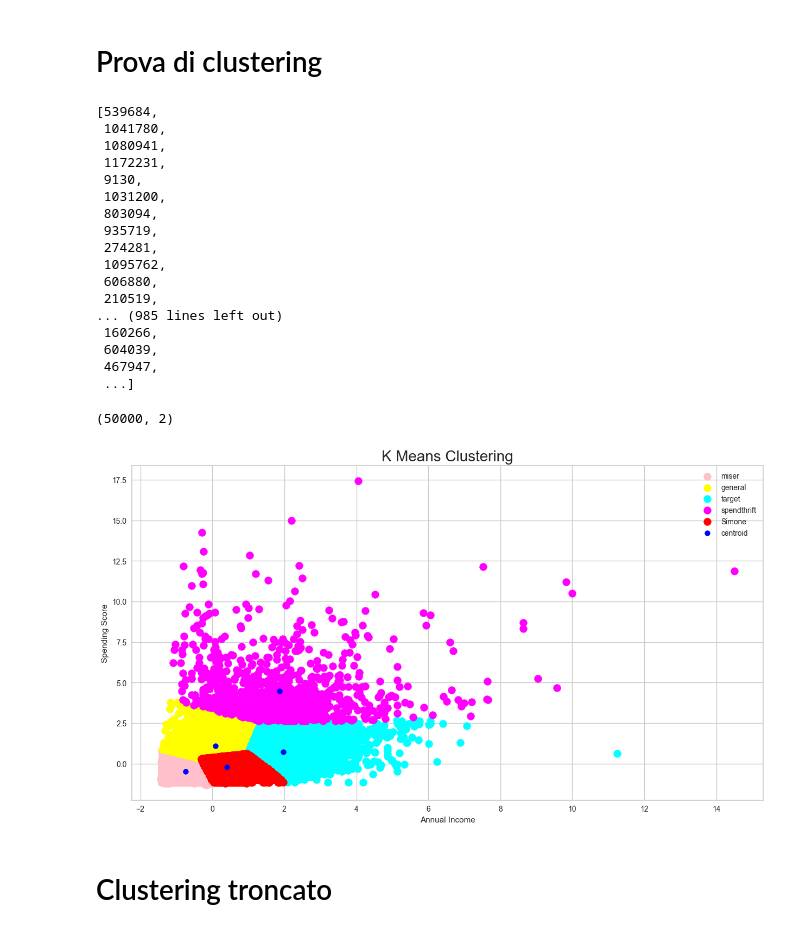
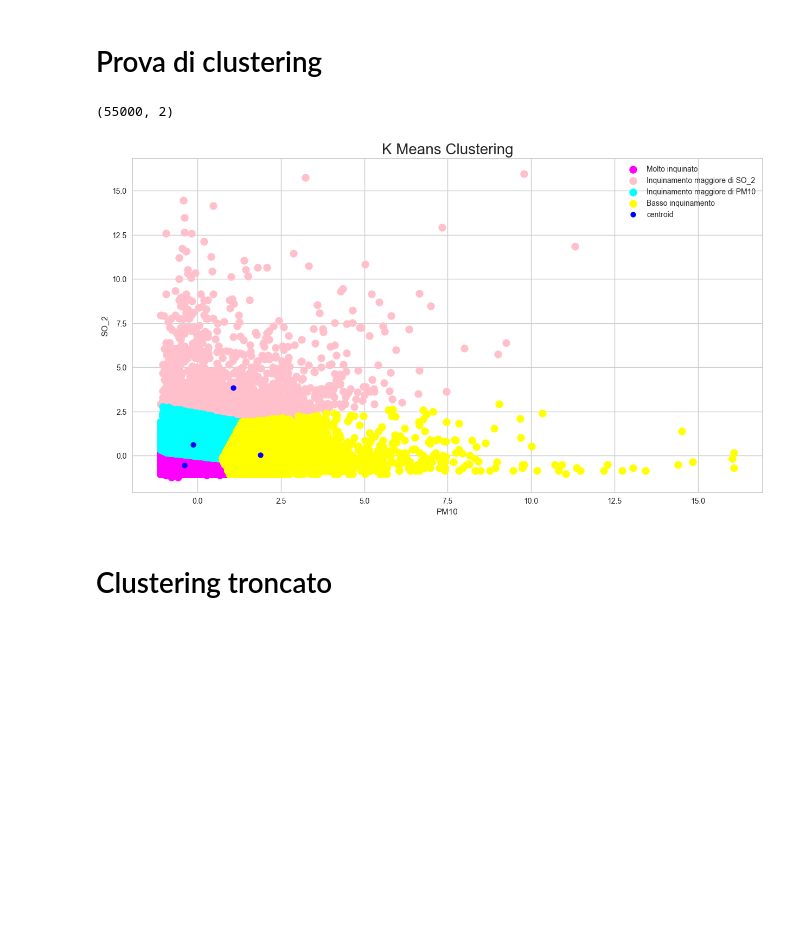
Before and after one commit to ChiaraAmalia/DataScience2Project, a Jupyter notebook: clusterJupy.ipynb, the cells around one changed output. Cells and saved outputs as stored; diff of their text form; code cells hidden in the pictures; blank space fills up the shorter version.

```diff
--- a/clusterJupy.ipynb
+++ b/clusterJupy.ipynb
@@ -79,8 +97,8 @@ for d in time:
     for y in stazioni:
         onlyOne=madrid[madrid["station"].astype(str).str.contains(str(y))]
         copy = onlyOne.copy()
-        newValue= stats.trim_mean(copy['NO_2'].dropna().values,0.05) # La faccio qui
-        onlyOne = onlyOne['NO_2'].fillna(newValue) # Questo mette la media al posto dei nulli
+        newValue= stats.trim_mean(copy['PM10'].dropna().values,0.05) # La faccio qui
+        onlyOne = onlyOne['PM10'].fillna(newValue) # Questo mette la media al posto dei nulli
 
         '''if(not math.isnan(newValue)):
              full1 = pd.concat([full1,onlyOne])'''
@@ -97,7 +115,7 @@ for d in time:
     #full1 = pd.concat([full1,full1Year])
 
 
-df = full1.to_frame(name='NO_2')
+df = full1.to_frame(name='PM10')
 display(df.isna().sum())
 display(df.count())
 
@@ -222,66 +317,36 @@ plt.show()
 # %%
 #x = pd.DataFrame(data={'PM10':df['PM10'],'PM25':df2['PM25']}) #doppione
 import random
-list = random.sample(range(1,full2.count().max()),50000)
-display(list)
-clustering1 = full2.iloc[list,[0,1]].values
+#list = random.sample(range(1,full2.count().max()),50000)
+#display(list)
+clustering1 = full2.iloc[:,[0,1]].values # Senza random
 scaler = StandardScaler()
 scaler.fit(clustering1)
 StandardScaler()
 clustering1 = scaler.transform(clustering1)
 
 print(clustering1.shape)
 from sklearn.cluster import KMeans
 
-'''wcss = []
-for i in range(1, 11):
-    km = KMeans(n_clusters = i, init = 'k-means++', max_iter = 300, n_init = 10, random_state = 0)
-    km.fit(clustering1)
-    wcss.append(km.inertia_)'''
 
-#plt.figure(figsize=(20,8))
-#plt.plot(range(1, 11), wcss)
-#plt.title('The Elbow Method', fontsize = 20)
-#plt.xlabel('No. of Clusters')
-#plt.ylabel('wcss')
-#plt.show()
-
-km = KMeans(n_clusters = 5, init = 'k-means++', max_iter = 300, n_init = 10, random_state = 0)
+km = KMeans(n_clusters = 4, init = 'k-means++', max_iter = 300, n_init = 10, random_state = 0)
 y_means = km.fit_predict(clustering1)
 
 plt.figure(figsize=(15,8))
-plt.scatter(clustering1[y_means == 0, 0], clustering1[y_means == 0, 1], s = 100, c = 'pink', label = 'miser')
-plt.scatter(clustering1[y_means == 1, 0], clustering1[y_means == 1, 1], s = 100, c = 'yellow', label = 'general')
-plt.scatter(clustering1[y_means == 2, 0], clustering1[y_means == 2, 1], s = 100, c = 'cyan', label = 'target')
-plt.scatter(clustering1[y_means == 3, 0], clustering1[y_means == 3, 1], s = 100, c = 'magenta', label = 'spendthrift')
-plt.scatter(clustering1[y_means == 4, 0], clustering1[y_means == 4, 1], s = 100, c = 'red', label = 'Simone') # Aggiunto
+plt.scatter(clustering1[y_means == 1, 0], clustering1[y_means == 1, 1], s = 100, c = 'magenta', label = 'Molto inquinato')
+plt.scatter(clustering1[y_means == 3, 0], clustering1[y_means == 3, 1], s = 100, c = 'pink', label = 'Inquinamento maggiore di SO_2')
+plt.scatter(clustering1[y_means == 2, 0], clustering1[y_means == 2, 1], s = 100, c = 'cyan', label = 'Inquinamento maggiore di PM10')
+plt.scatter(clustering1[y_means == 0, 0], clustering1[y_means == 0, 1], s = 100, c = 'yellow', label = 'Basso inquinamento')
 plt.scatter(km.cluster_centers_[:,0], km.cluster_centers_[:, 1], s = 50, c = 'blue' , label = 'centroid')
 
 plt.title('K Means Clustering', fontsize = 20)
-plt.xlabel('Annual Income')
-plt.ylabel('Spending Score')
+plt.xlabel('PM10')
+plt.ylabel('SO_2')
 plt.legend()
 plt.show()
 # %% [output]
-[539684,
- 1041780,
- 1080941,
- 1172231,
- 9130,
- 1031200,
- 803094,
- 935719,
- 274281,
- 1095762,
- 606880,
- 210519,
-... (985 lines left out)
- 160266,
- 604039,
- 467947,
- ...]
+(55000, 2)
-(50000, 2)
-[figure, old version]
+[figure, new version]
 # %% [markdown]
 # Clustering troncato
 # %%
```
Also changed, not shown: parts of 23 cells of this notebook.
